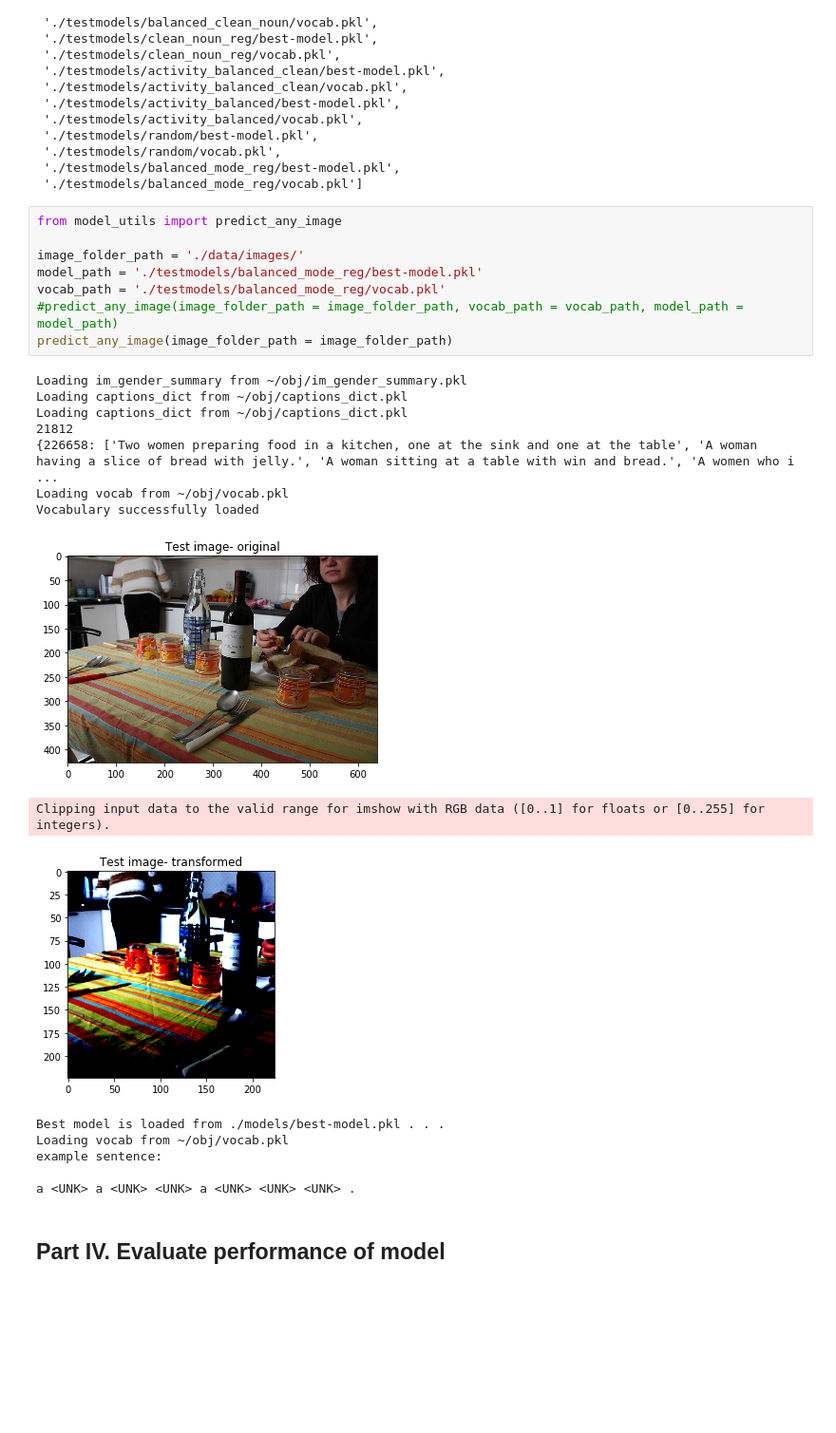
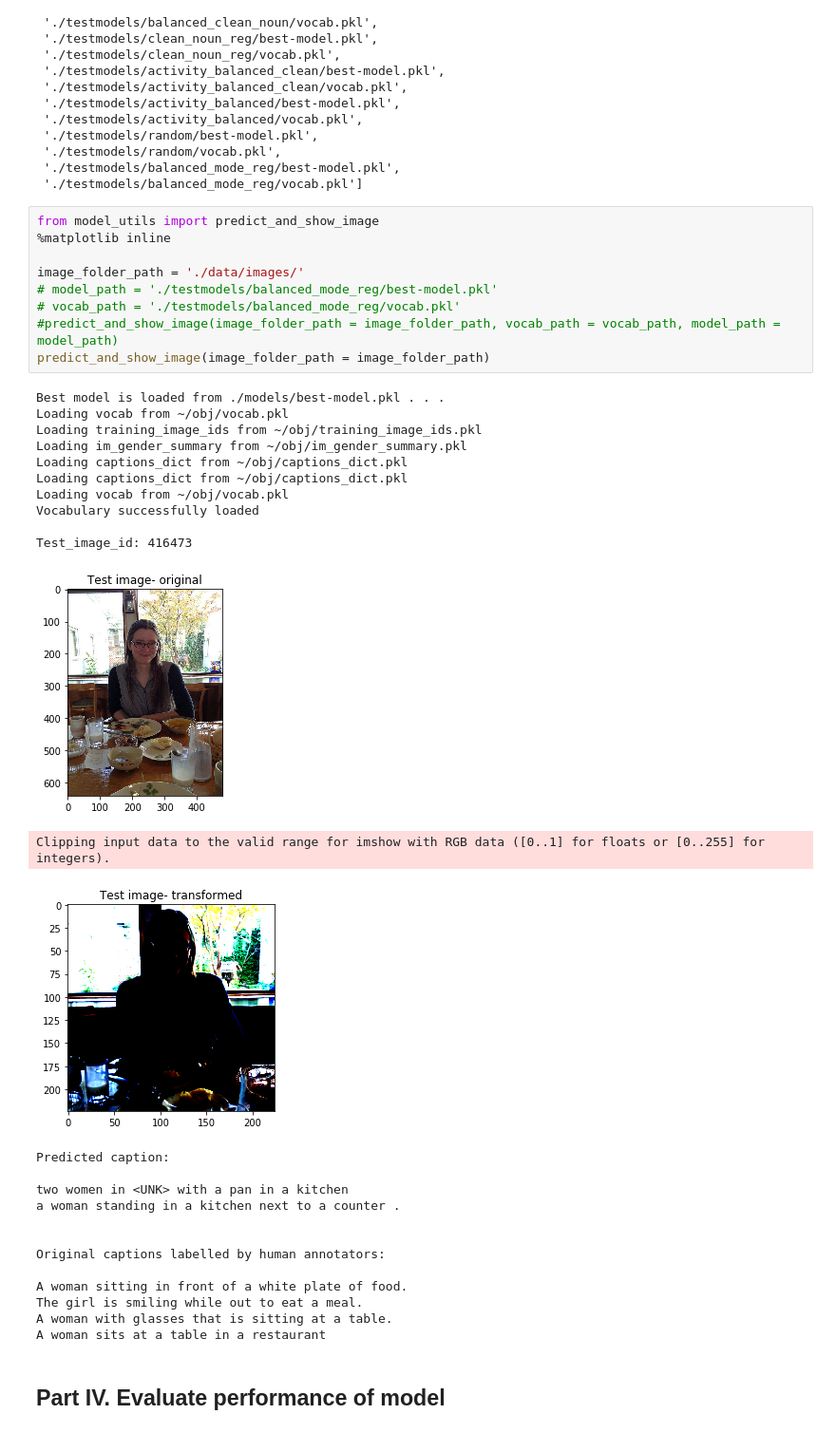
Before and after one commit to wendyku/gender-neutral-captioning, a Jupyter notebook: Gender_Neutral_Captioning.ipynb, the cells around one changed output. Shown: that part at 95% size. Saved outputs shown, nothing was run; the diff lists cells and outputs as text; blank space fills up the shorter version.

Commit message:
update to fix predict

```diff
--- a/Gender_Neutral_Captioning.ipynb
+++ b/Gender_Neutral_Captioning.ipynb
@@ -116,29 +119,40 @@ glob.glob('./testmodels/*/*.pkl')
  './testmodels/balanced_mode_reg/best-model.pkl',
  './testmodels/balanced_mode_reg/vocab.pkl']
 # %%
-from model_utils import predict_any_image
+from model_utils import predict_and_show_image
+%matplotlib inline
 
 image_folder_path = './data/images/'
-model_path = './testmodels/balanced_mode_reg/best-model.pkl'
-vocab_path = './testmodels/balanced_mode_reg/vocab.pkl'
-#predict_any_image(image_folder_path = image_folder_path, vocab_path = vocab_path, model_path = model_path)
-predict_any_image(image_folder_path = image_folder_path)
+# model_path = './testmodels/balanced_mode_reg/best-model.pkl'
+# vocab_path = './testmodels/balanced_mode_reg/vocab.pkl'
+#predict_and_show_image(image_folder_path = image_folder_path, vocab_path = vocab_path, model_path = model_path)
+predict_and_show_image(image_folder_path = image_folder_path)
 # %% [output]
+Best model is loaded from ./models/best-model.pkl . . .
+Loading vocab from ~/obj/vocab.pkl
+Loading training_image_ids from ~/obj/training_image_ids.pkl
 Loading im_gender_summary from ~/obj/im_gender_summary.pkl
 Loading captions_dict from ~/obj/captions_dict.pkl
 Loading captions_dict from ~/obj/captions_dict.pkl
-21812
-{226658: ['Two women preparing food in a kitchen, one at the sink and one at the table', 'A woman having a slice of bread with jelly.', 'A woman sitting at a table with win and bread.', 'A women who i ...
 Loading vocab from ~/obj/vocab.pkl
 Vocabulary successfully loaded
+
+Test_image_id: 416473
-[figure, old version]
+[figure, new version]
 Clipping input data to the valid range for imshow with RGB data ([0..1] for floats or [0..255] for integers).
-[figure, old version]
+[figure, new version]
-Best model is loaded from ./models/best-model.pkl . . .
-Loading vocab from ~/obj/vocab.pkl
-example sentence:
+Predicted caption:
 
-a <UNK> a <UNK> <UNK> a <UNK> <UNK> <UNK> .
+two women in <UNK> with a pan in a kitchen
+a woman standing in a kitchen next to a counter .
+
+
+Original captions labelled by human annotators:
+
+A woman sitting in front of a white plate of food.
+The girl is smiling while out to eat a meal.
+A woman with glasses that is sitting at a table.
+A woman sits at a table in a restaurant
 # %% [markdown]
 ## Part IV. Evaluate performance of model
 # %% [markdown]
```
Also changed, not shown: parts of 2 cells of this notebook, 4 other files.
